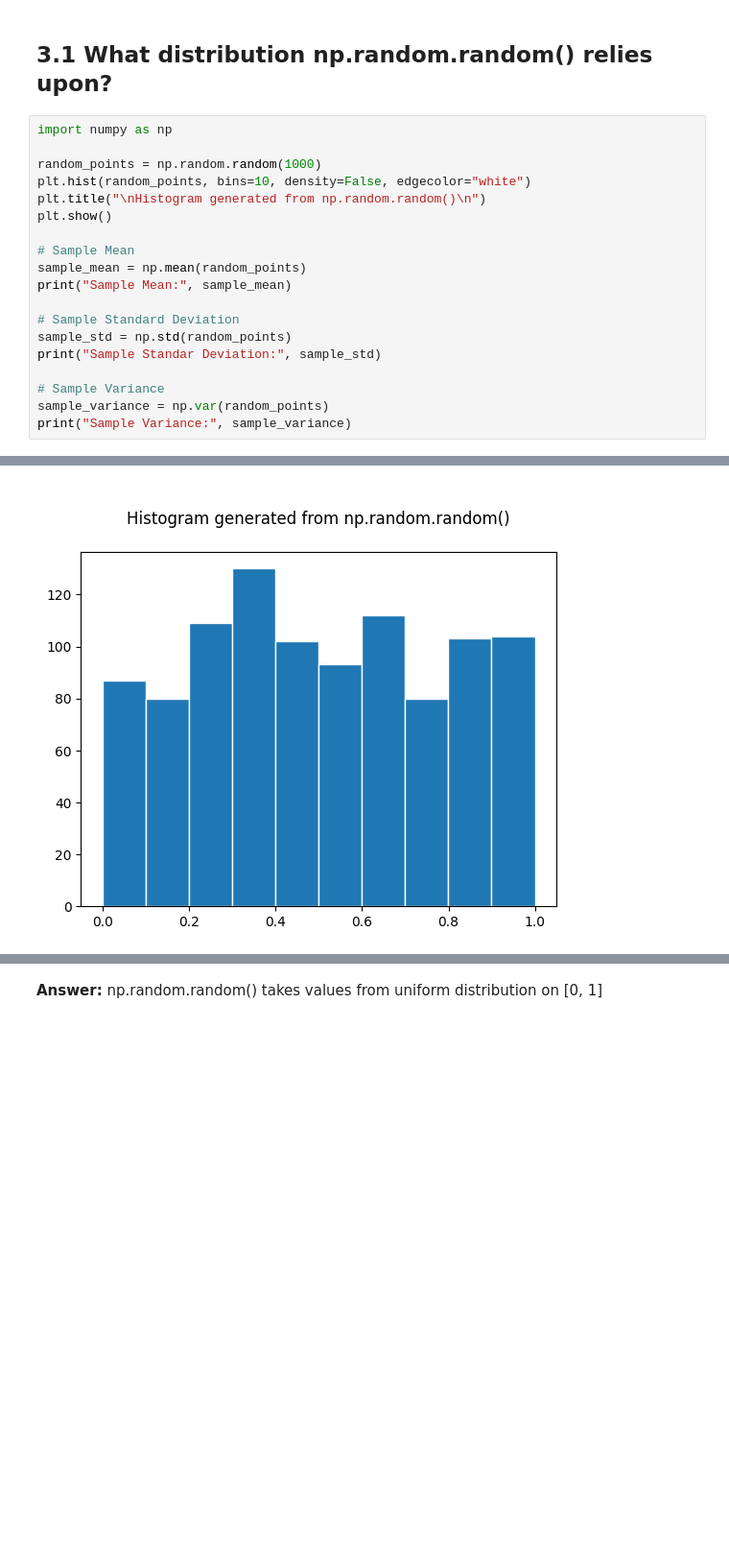
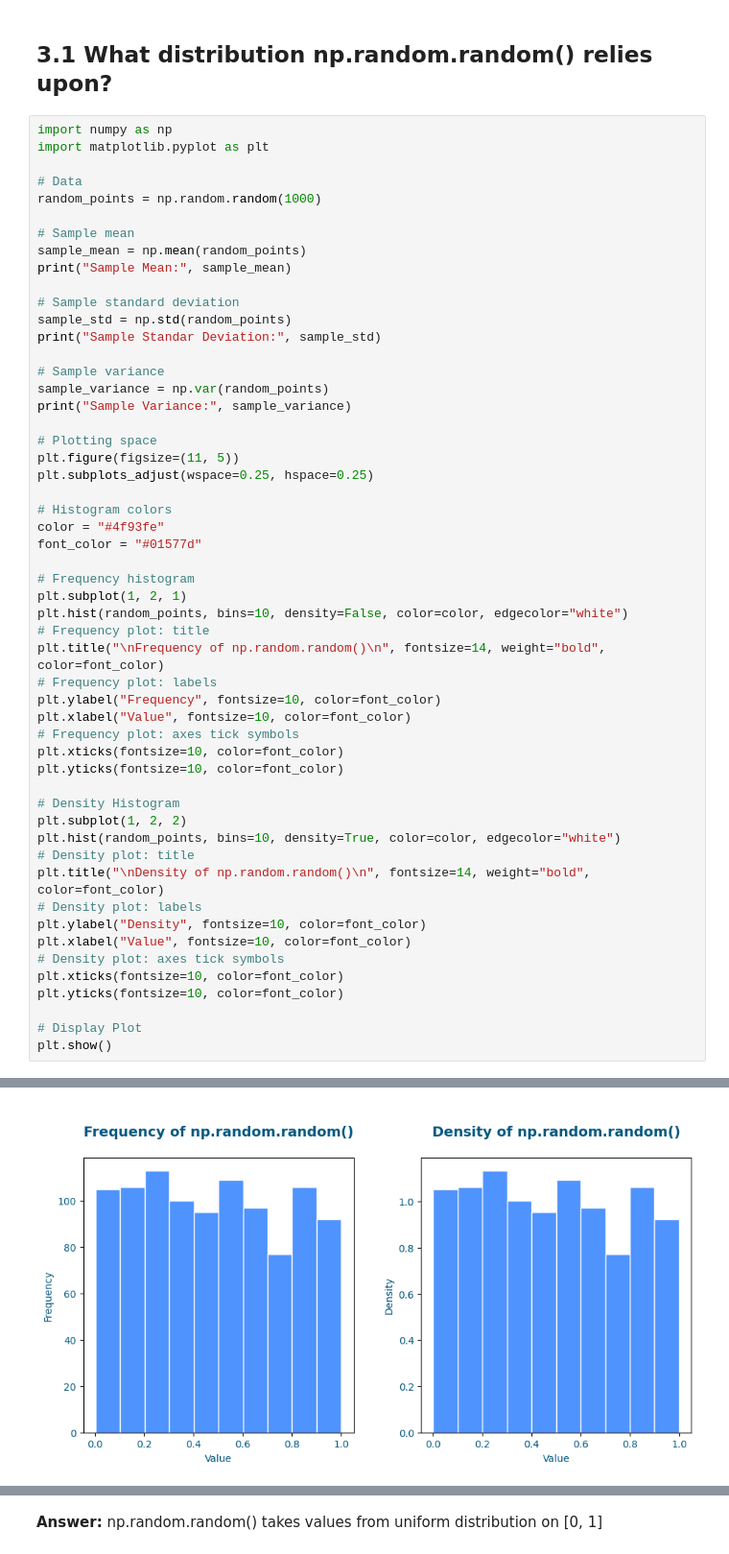
Before and after one commit to lajm-programming/data-analysis-2023, a Jupyter notebook: NumpyBasics/01_Arrays_in_Numpy.ipynb, the cells around one changed output, grey strips where cells are left out. Shown at 96% size. Cells and saved outputs as stored; diff of their text form; blank space fills up the shorter version.

```diff
--- a/NumpyBasics/01_Arrays_in_Numpy.ipynb
+++ b/NumpyBasics/01_Arrays_in_Numpy.ipynb
@@ -306,21 +306,55 @@ plt.show()
 ## 3.1 What distribution np.random.random() relies upon?
 # %%
 import numpy as np
+import matplotlib.pyplot as plt
 
+# Data
 random_points = np.random.random(1000)
-plt.hist(random_points, bins=10, density=False, edgecolor="white")
-plt.title("\nHistogram generated from np.random.random()\n")
-plt.show()
 
-# Sample Mean
+# Sample mean
 sample_mean = np.mean(random_points)
 print("Sample Mean:", sample_mean)
 
-# Sample Standard Deviation
+# Sample standard deviation
 sample_std = np.std(random_points)
 print("Sample Standar Deviation:", sample_std)
 
-# Sample Variance
+# Sample variance
 sample_variance = np.var(random_points)
 print("Sample Variance:", sample_variance)
+
+# Plotting space
+plt.figure(figsize=(11, 5))
+plt.subplots_adjust(wspace=0.25, hspace=0.25)
+
+# Histogram colors
+color = "#4f93fe"
+font_color = "#01577d"
+
+# Frequency histogram
+plt.subplot(1, 2, 1)
+plt.hist(random_points, bins=10, density=False, color=color, edgecolor="white")
+# Frequency plot: title
+plt.title("\nFrequency of np.random.random()\n", fontsize=14, weight="bold", color=font_color)
+# Frequency plot: labels
+plt.ylabel("Frequency", fontsize=10, color=font_color)
+plt.xlabel("Value", fontsize=10, color=font_color)
+# Frequency plot: axes tick symbols
+plt.xticks(fontsize=10, color=font_color)
+plt.yticks(fontsize=10, color=font_color)
+
+# Density Histogram
+plt.subplot(1, 2, 2)
+plt.hist(random_points, bins=10, density=True, color=color, edgecolor="white")
+# Density plot: title
+plt.title("\nDensity of np.random.random()\n", fontsize=14, weight="bold", color=font_color)
+# Density plot: labels
+plt.ylabel("Density", fontsize=10, color=font_color)
+plt.xlabel("Value", fontsize=10, color=font_color)
+# Density plot: axes tick symbols
+plt.xticks(fontsize=10, color=font_color)
+plt.yticks(fontsize=10, color=font_color)
+
+# Display Plot
+plt.show()
 # %% [output]
@@ -327 +364 @@ print("Sample Variance:", sample_variance)
-[figure, old version]
+[figure, new version]
```
Also changed, not shown: parts of 4 cells of this notebook.
